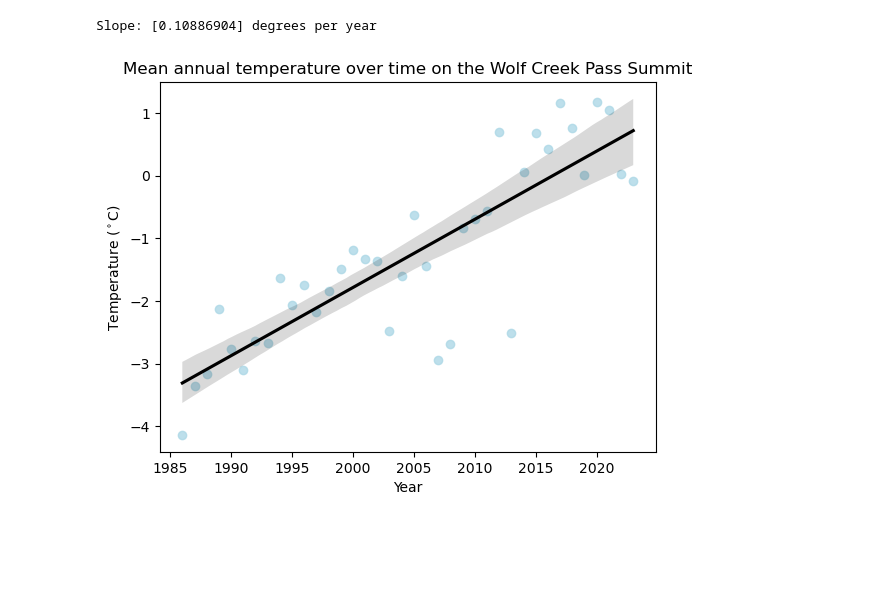
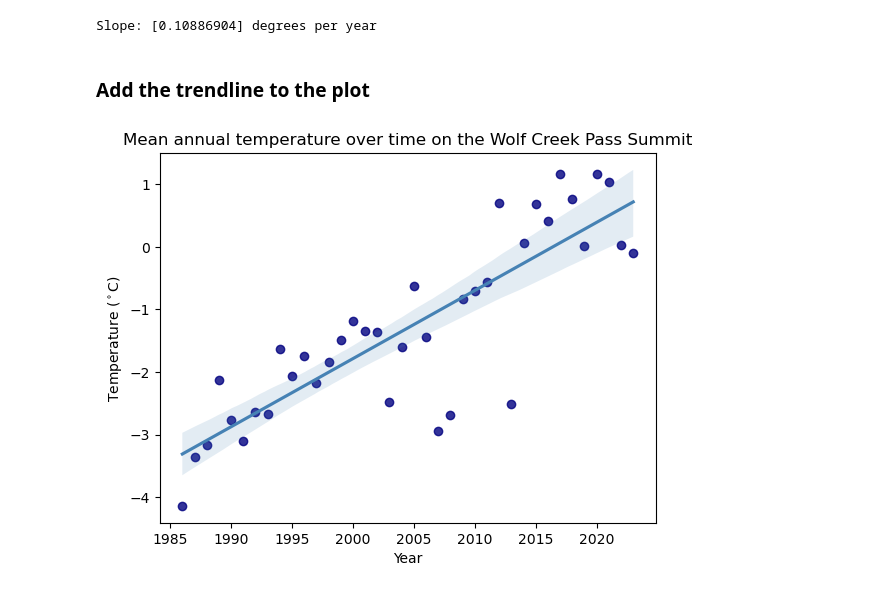
Before and after one commit to adelinekelly/01-climate-fall-template, a Jupyter notebook: 06-wolfcreek-climate.ipynb, the cells around one changed output. Drawn from its saved outputs; the diff is of its cells as text; code cells hidden in the pictures; blank space fills up the shorter version.

```diff
--- a/06-wolfcreek-climate.ipynb
+++ b/06-wolfcreek-climate.ipynb
@@ -100,0 +77,11 @@ wolfcreek_temp_data
+# %%
+### Rename TOBS column to include units
+wolfcreek_temp_data = wolfcreek_temp_data.rename(columns={
+    'TOBS': 'temp_f',
+})
+
+## Remove 'STATION' column
+wolfcreek_temp_data = wolfcreek_temp_data[['temp_f']]
+
+### look at dataframe
+wolfcreek_temp_data
@@ -132,3 +132,0 @@ Looks like our dataframe still includes station - let's remove that.
-# %%
-wolfcreek_temp_data = wolfcreek_temp_data[['temp_f', 'temp_c']]
-wolfcreek_temp_data
@@ -307,27 +292,29 @@ model.fit(ind_variable, dep_variable)
 print(f'Slope: {model.coef_[0]} degrees per year')
 # %% [output]
 Slope: [0.10886904] degrees per year
+# %% [markdown]
+### Add the trendline to the plot
 # %%
 ### plot data
 ax = sns.regplot(
     x = complete_wolfcreek_data.index.year,
     y = complete_wolfcreek_data.temp_c,
 
     ### change color of datapoints
-    color = "lightblue",
+    color = "navy",
 
     ### change color of trendline
-    line_kws = {'color':'black'}
+    line_kws = {'color':'steelblue'}
 )
 
 ### make labels
 ax.set(
     title = 'Mean annual temperature over time on the Wolf Creek Pass Summit',
     xlabel = 'Year',
     ylabel = 'Temperature ($^\circ$C)'
 )
 
 ### plot it
 plt.show()
 # %% [output]
-[figure, old version]
+[figure, new version]
```
Also changed, not shown: parts of 22 cells of this notebook, 1 other file.
